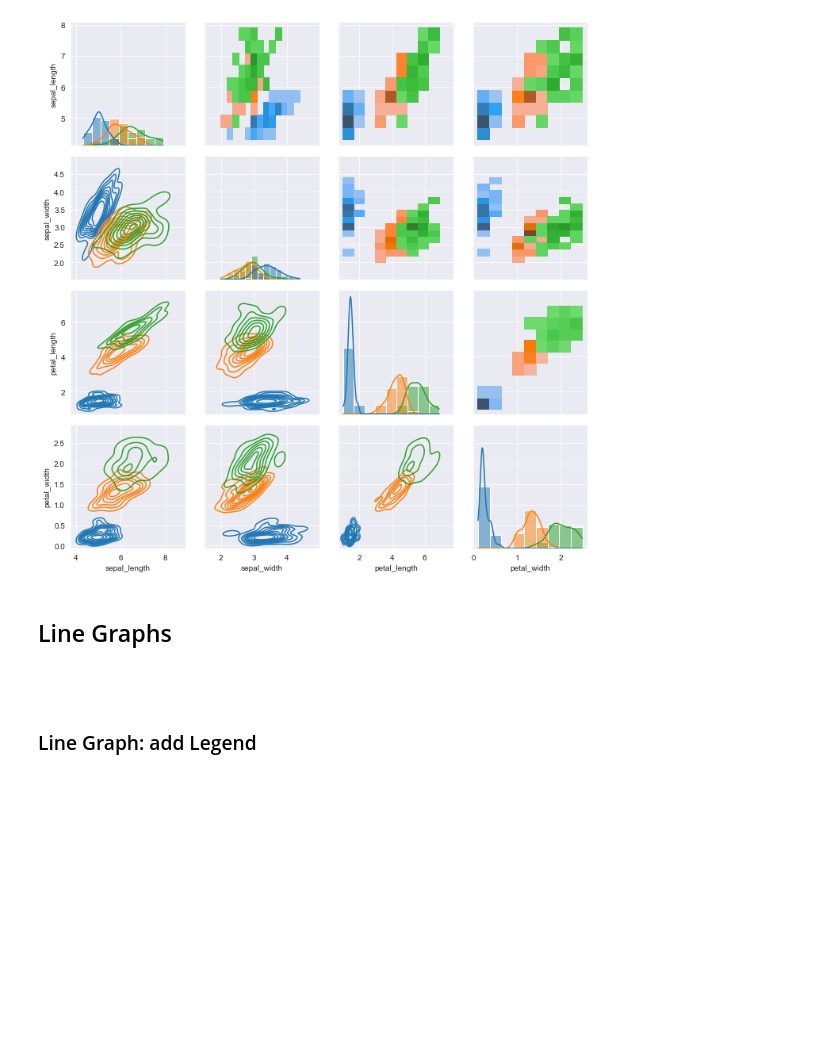
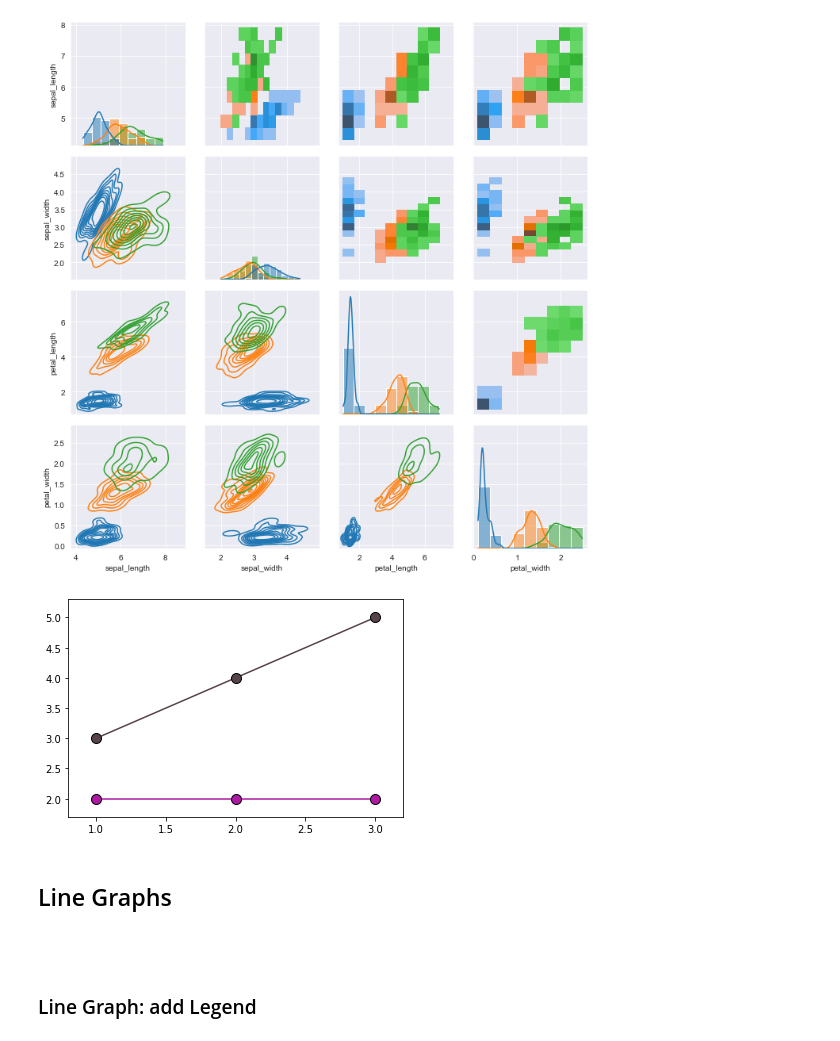
Before and after one commit to WanderlustWonders/Guides-and-Notes, a Jupyter notebook: Matplotlib_Seaborn.ipynb, the cells around one changed output. Saved outputs shown, nothing was run; the diff lists cells and outputs as text; code cells hidden in the pictures; blank space fills up the shorter version.

```diff
--- a/Matplotlib_Seaborn.ipynb
+++ b/Matplotlib_Seaborn.ipynb
@@ -178,6 +178,31 @@ g.map_diag(sns.histplot, kde=True)
 # %% [output]
 <seaborn.axisgrid.PairGrid at 0x...>
 [figure]
+# %%
+import matplotlib.pyplot as plt
+import random
+
+# x and y coordinates
+x_coordinates = [range(1,4)]*2
+y_coordinates = [[3,4,5],[2,2,2]]
+
+# colors (one per series --> 2 in this example)
+colors = []
+r = random.random
+for i in range(0,len(x_coordinates)):
+    rgb =  (r(),r(),r())
+    colors.append(rgb)
+
+# iterate over the series
+for x, y, c in zip(x_coordinates, y_coordinates, colors):
+    plt.plot(x, y, color=c, linestyle='-', marker='o', markeredgecolor='k',
+            markersize=10)
+
+# show the figure
+plt.margins(x=0.1, y=0.1)
+plt.show()
+# %% [output]
+[figure, added]
 # %% [markdown]
 ## Line Graphs
 
```
Also changed, not shown: 2 other files.
